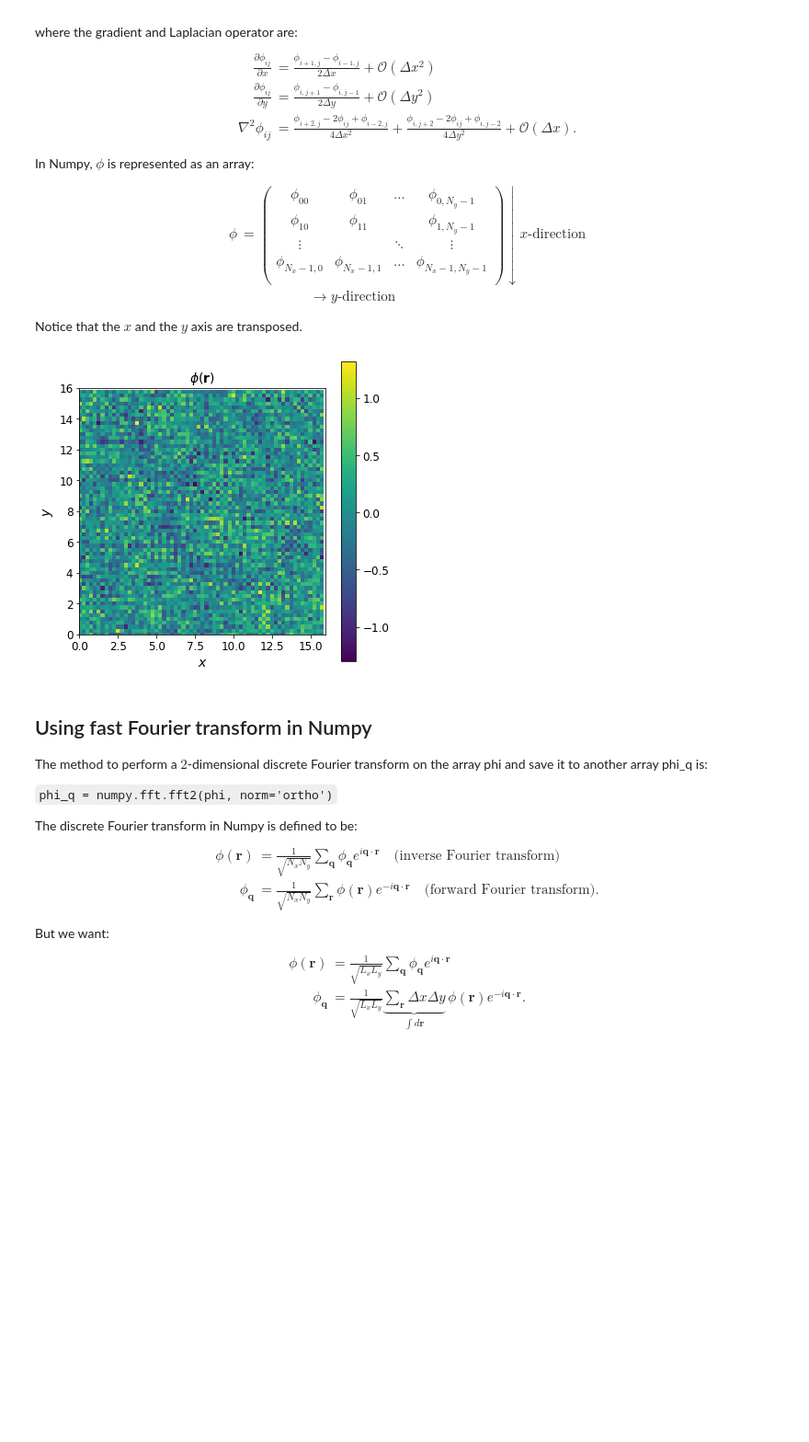
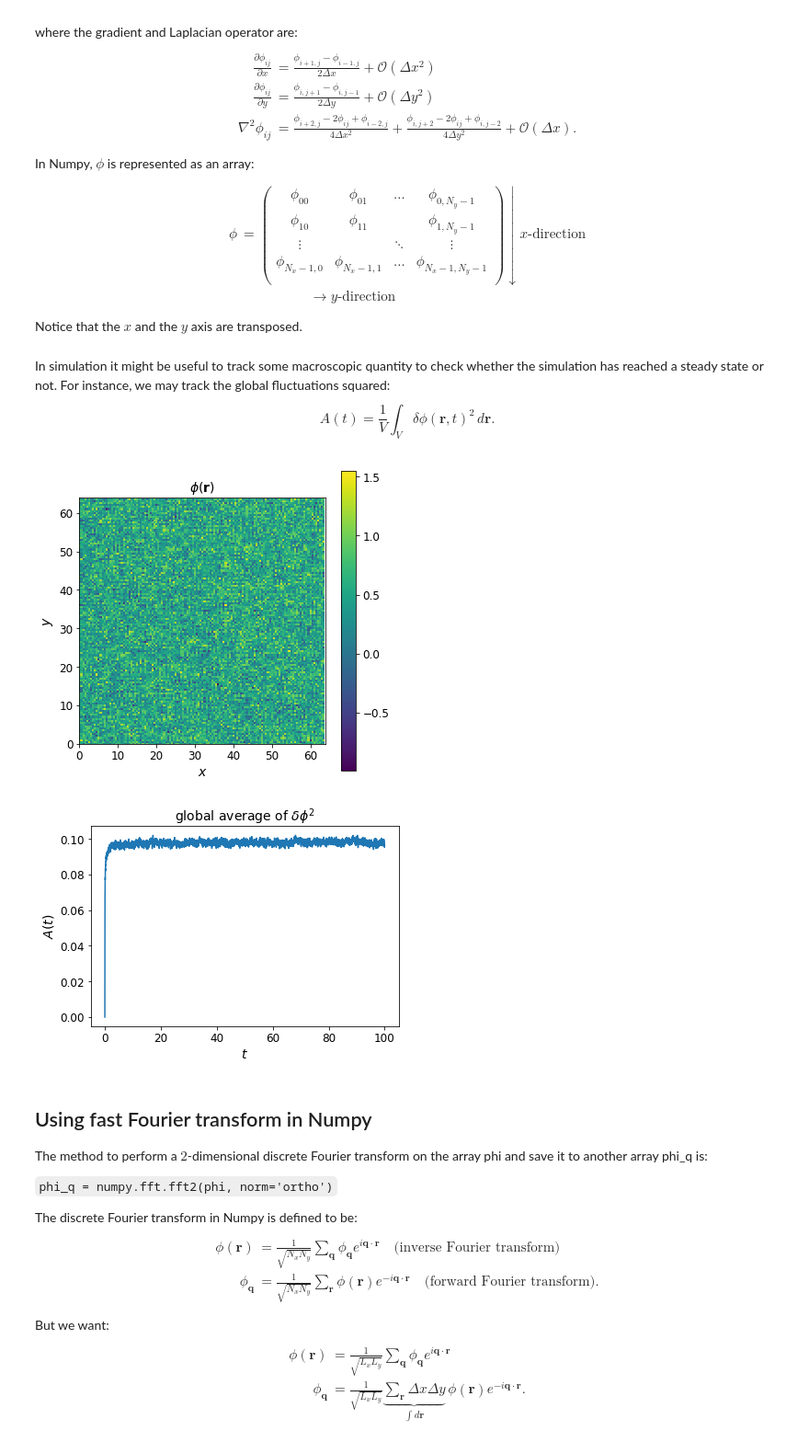
Before and after one commit to elsentjhung/equilibrium-model-B, a Jupyter notebook: model_B.ipynb, the cells around one changed output. Shown at 92% size. Drawn from its saved outputs; the diff is of its cells as text; code cells hidden in the pictures; blank space fills up the shorter version.

```diff
--- a/model_B.ipynb
+++ b/model_B.ipynb
@@ -342,15 +341,15 @@ Notice that the $x$ and the $y$ axis are transposed.
 import numpy as np
 import matplotlib.pyplot as plt
 
-dx = 0.25  # lattice step size dx = dy
-dt = 0.001  # time discretization
-Nx, Ny = 64, 64  # system size Lx = Nx.dx and Ly = Ny.dy
-Nt = 100000  # total number of timesteps
+dx = 0.5  # lattice step size dx = dy
+dt = 0.01  # time discretization
+Nx, Ny = 128, 128  # system size Lx = Nx.dx and Ly = Ny.dy
+Nt = 10000  # total number of timesteps
 
 M = 1.0
-a, b, kappa = 1.0, 1.0, 1.0
+a, b, kappa = 0.5, 1.0, 1.0
 T = 0.1
-phi0 = 0.0
+phi0 = 0.5
 
 # array of cartesian coordinates (needed for plotting)
 x = np.arange(0, Nx)*dx
@@ -363,18 +362,15 @@ def laplacian(phi):
     # axis=1 --> roll along y-direction
     laplacianphi = (np.roll(phi,+2,axis=0) - 2.0*phi + np.roll(phi,-2,axis=0))/(4*dx*dx) \
                  + (np.roll(phi,+2,axis=1) - 2.0*phi + np.roll(phi,-2,axis=1))/(4*dx*dx)
-
     return laplacianphi
 
 # method to calculate the gradient
 def diff_x(phi):
-    diff_x_phi = (np.roll(phi,+1,axis=0) - np.roll(phi,-1,axis=0))/(2*dx) \
-
+    diff_x_phi = (np.roll(phi,+1,axis=0) - np.roll(phi,-1,axis=0))/(2*dx)
     return diff_x_phi
 
 def diff_y(phi):
-    diff_y_phi = (np.roll(phi,+1,axis=1) - np.roll(phi,-1,axis=1))/(2*dx) \
-
+    diff_y_phi = (np.roll(phi,+1,axis=1) - np.roll(phi,-1,axis=1))/(2*dx)
     return diff_y_phi
 
 # update phi
@@ -410,21 +406,47 @@ def plot(phi):
     colorbar.ax.tick_params(labelsize=12)
 
     plt.show()
-# %%
-######################
-# run the simulation #
-######################
-
-# initialize phi
-phi = np.ones((Nx, Ny))*phi0
-
-# loop for Nt timesteps for equilibriation
-for n in range(0, Nt, 1):
-    phi = update(phi)
-
-plot(phi)
-# %% [output]
-[figure, removed]
+# %% [markdown]
+In simulation it might be useful to track some macroscopic quantity to check whether the simulation has reached a steady state or not.
+For instance, we may track the global fluctuations squared:
+\begin{equation}
+A(t) = \frac{1}{V}\int_V\delta\phi(\mathbf{r},t)^2\,d\mathbf{r}.
+\end{equation}
+# %%
+######################
+# run the simulation #
+######################
+
+# initialize phi
+phi = np.ones((Nx, Ny))*phi0
+A = np.zeros(Nt)
+
+# loop for Nt timesteps for until system reaches steady state
+for n in range(0, Nt, 1):
+    dphi = phi - np.ones((Nx, Ny))*phi0
+    A[n] = np.sum(dphi*dphi)/(Nx*Ny)
+
+    phi = update(phi)
+
+plot(phi)
+
+# plot A(t)
+fig, ax = plt.subplots(figsize=(6,4))
+t = np.arange(0, Nt, 1)*dt
+
+ax.set_title('global average of $\delta\phi^2$', fontsize=14)
+ax.set_xlabel('$t$', fontsize=14)
+ax.set_ylabel('$A(t)$', fontsize=14)
+#ax.set_xlim(0, Nt*dt)
+#ax.set_ylim(-5,5)
+ax.tick_params(axis='both', which='major', labelsize=12)
+
+ax.plot(t, A)
+
+plt.show()
+# %% [output]
+[figure, added]
+[figure, added]
 # %% [markdown]
 ## Using fast Fourier transform in Numpy
 
```
Also changed, not shown: parts of 9 cells of this notebook, 6 other files.
